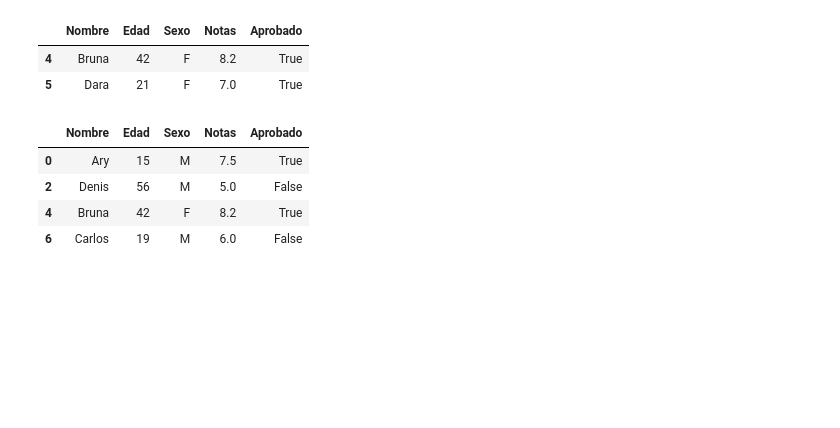
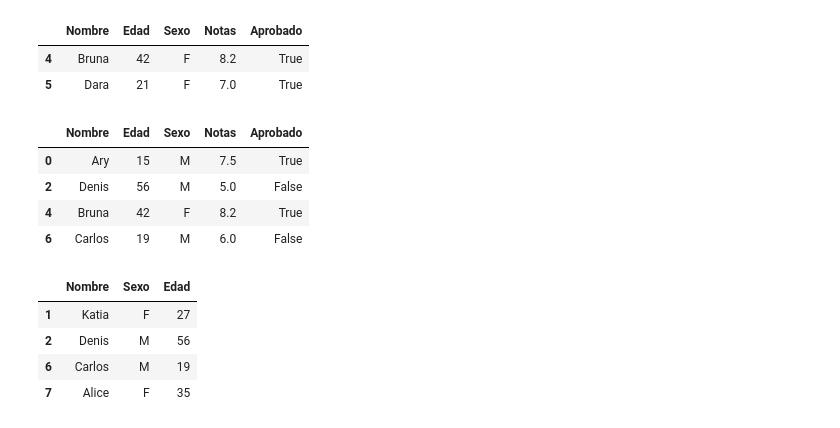
Before and after one commit to AdrianCPC/Data_analysis_rentals, a Jupyter notebook: Base_de_Datos.ipynb, the cells around one changed output. Cells and saved outputs as stored; diff of their text form; code cells hidden in the pictures; blank space fills up the shorter version.

```diff
--- a/Base_de_Datos.ipynb
+++ b/Base_de_Datos.ipynb
@@ -637,3 +651,15 @@ grupos_edad
 | 2 | Denis | 56 | M | 5.0 | False |
 | 4 | Bruna | 42 | F | 8.2 | True |
 | 6 | Carlos | 19 | M | 6.0 | False |
+# %%
+#Dataframe con estudiantes reprobados
+
+seleccion_2 = alumnos['Aprobado'] == False
+reprobados = alumnos[seleccion_2][['Nombre', 'Sexo', 'Edad']]
+reprobados
+# %% [output]
+|  | Nombre | Sexo | Edad |
+| 1 | Katia | F | 27 |
+| 2 | Denis | M | 56 |
+| 6 | Carlos | M | 19 |
+| 7 | Alice | F | 35 |
```
Also changed, not shown: parts of 15 cells of this notebook.
